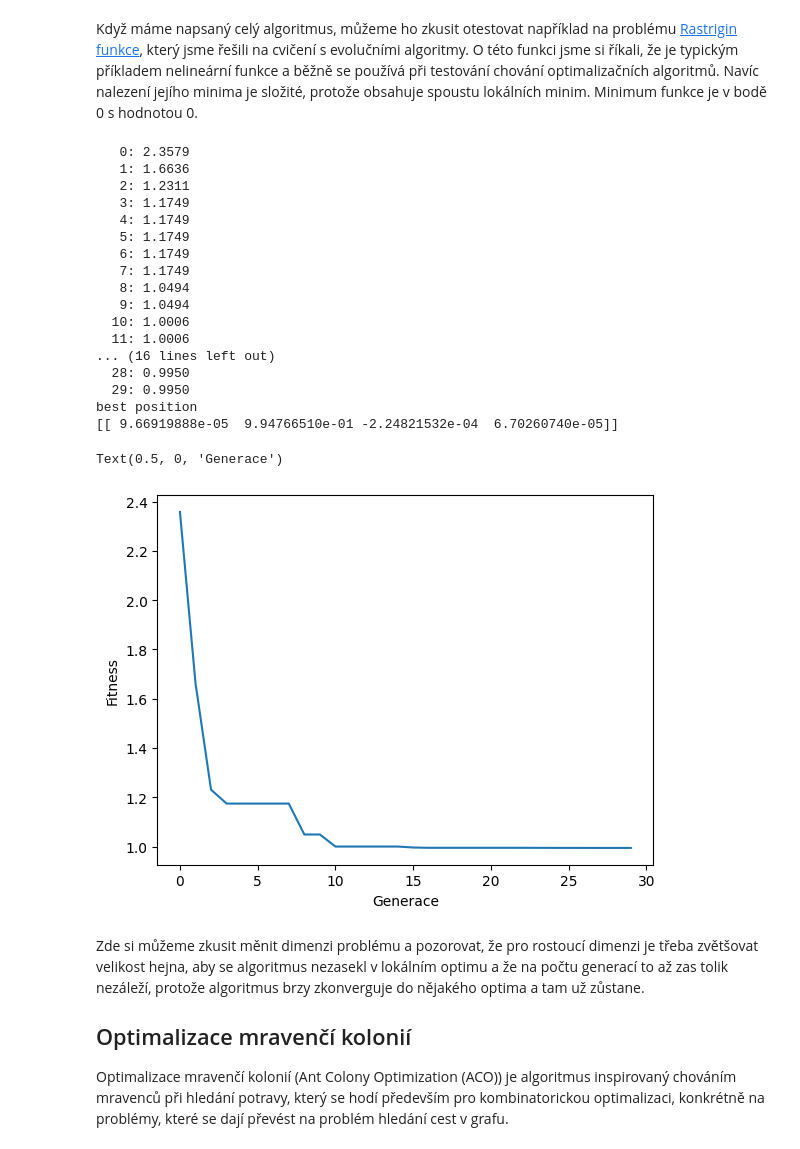
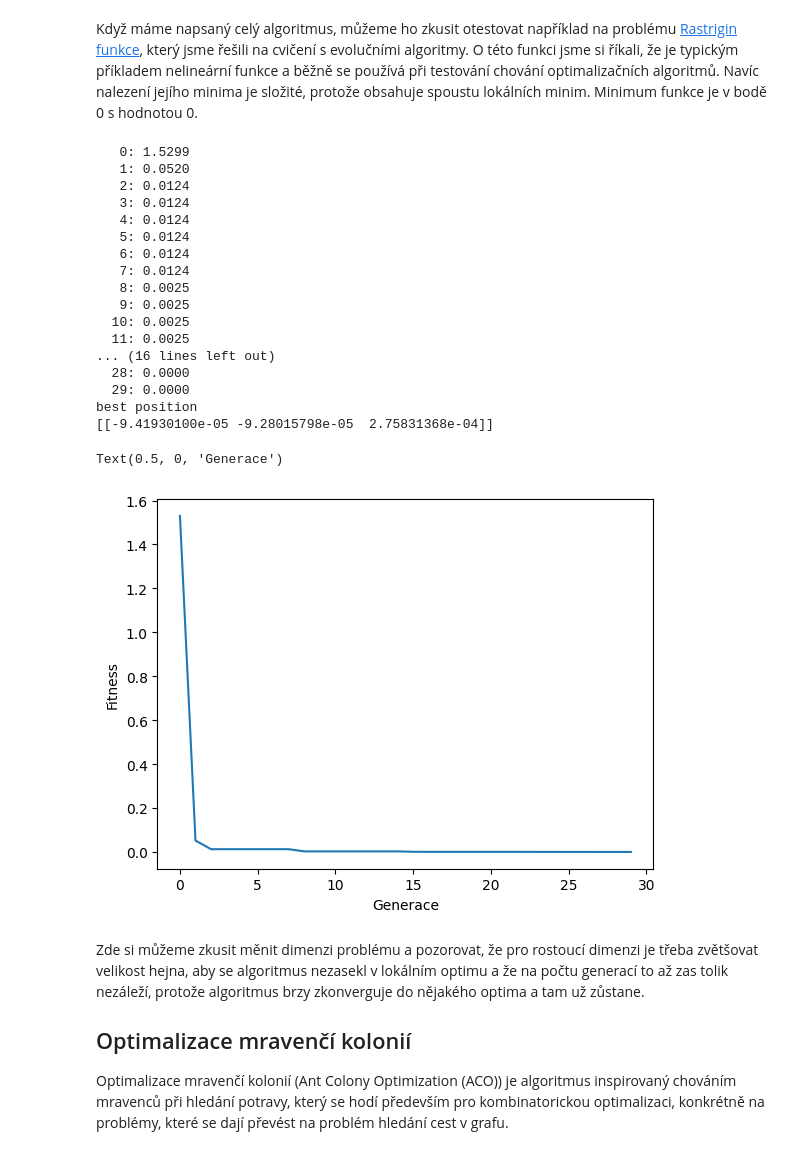
Before and after one commit to kackamac/Priridou-inspirovane-algoritmy, a Jupyter notebook: 11_rojove algoritmy/swarm_intelligence.ipynb, the cells around one changed output. Saved outputs shown, nothing was run; the diff lists cells and outputs as text; code cells hidden in the pictures.

```diff
--- a/11_rojove algoritmy/swarm_intelligence.ipynb
+++ b/11_rojove algoritmy/swarm_intelligence.ipynb
@@ -84,33 +84,33 @@ def pso(fitness, swarm_size, problem_dim, max_iters):
 # %% [markdown]
 Když máme napsaný celý algoritmus, můžeme ho zkusit otestovat například na problému [Rastrigin funkce](https://en.wikipedia.org/wiki/Rastrigin_function), který jsme řešili na cvičení s evolučními algoritmy. O této funkci jsme si říkali, že je typickým příkladem nelineární funkce a běžně se používá při testování chování optimalizačních algoritmů. Navíc nalezení jejího minima je složité, protože obsahuje spoustu lokálních minim. Minimum funkce je v bodě 0 s hodnotou 0.
 # %%
-best_position, best_fitness = pso(fitness, swarm_size=1000, problem_dim=4, max_iters=30)
+best_position, best_fitness = pso(fitness, swarm_size=1000, problem_dim=3, max_iters=30)
 print('best position')
 print(best_position)
 
 plt.plot(best_fitness)
 plt.ylabel('Fitness')
 plt.xlabel('Generace')
 # %% [output]
-   0: 2.3579
-   1: 1.6636
-   2: 1.2311
-   3: 1.1749
-   4: 1.1749
-   5: 1.1749
-   6: 1.1749
-   7: 1.1749
-   8: 1.0494
-   9: 1.0494
-  10: 1.0006
-  11: 1.0006
+   0: 1.5299
+   1: 0.0520
+   2: 0.0124
+   3: 0.0124
+   4: 0.0124
+   5: 0.0124
+   6: 0.0124
+   7: 0.0124
+   8: 0.0025
+   9: 0.0025
+  10: 0.0025
+  11: 0.0025
 ... (16 lines left out)
-  28: 0.9950
-  29: 0.9950
+  28: 0.0000
+  29: 0.0000
 best position
-[[ 9.66919888e-05  9.94766510e-01 -2.24821532e-04  6.70260740e-05]]
+[[-9.41930100e-05 -9.28015798e-05  2.75831368e-04]]
 Text(0.5, 0, 'Generace')
-[figure, old version]
+[figure, new version]
 # %% [markdown]
 Zde si můžeme zkusit měnit dimenzi problému a pozorovat, že pro rostoucí dimenzi je třeba zvětšovat velikost hejna, aby se algoritmus nezasekl v lokálním optimu a že na počtu generací to až zas tolik nezáleží, protože algoritmus brzy zkonverguje do nějakého optima a tam už zůstane.
 
```
Also changed, not shown: parts of 3 cells of this notebook.
